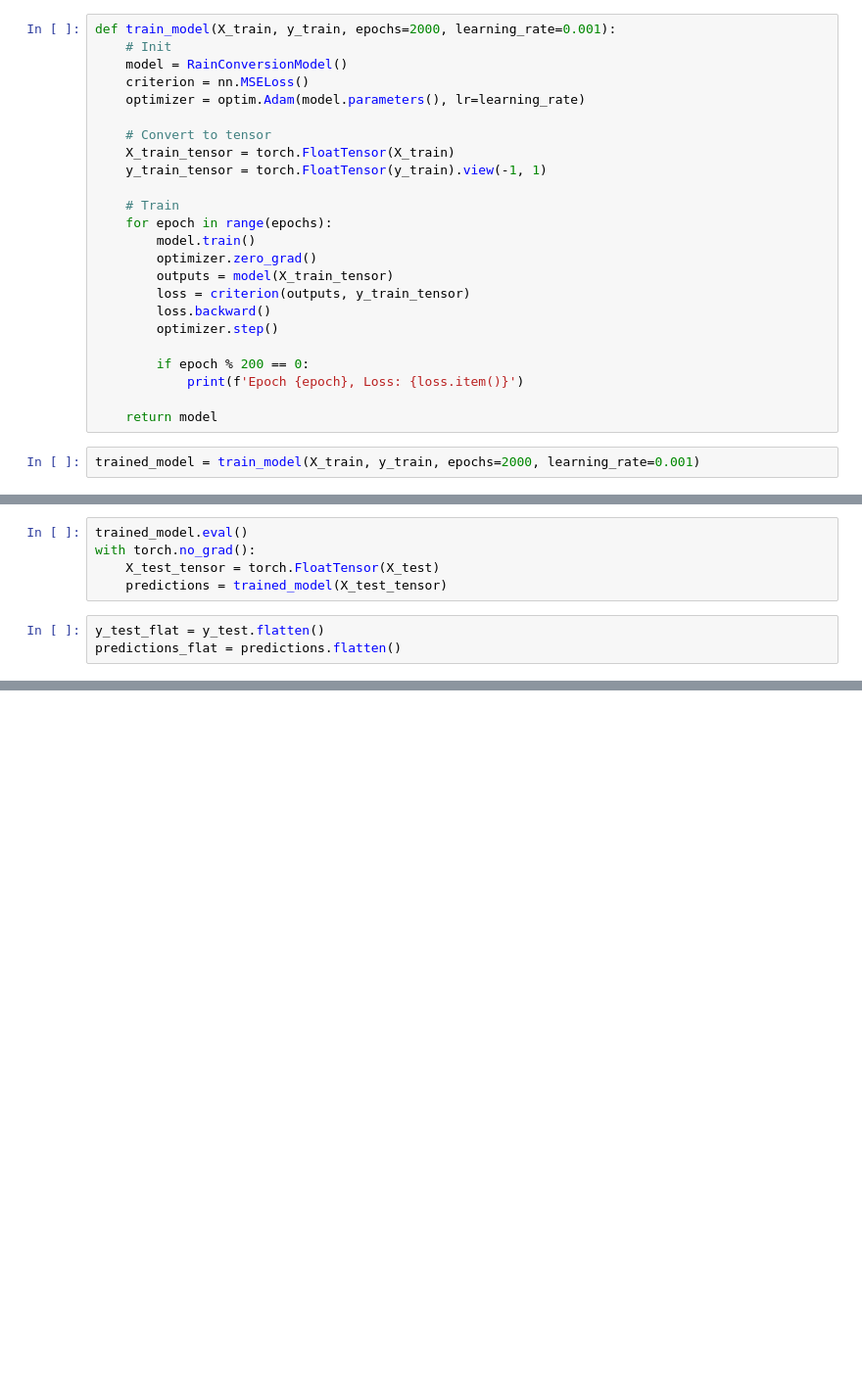
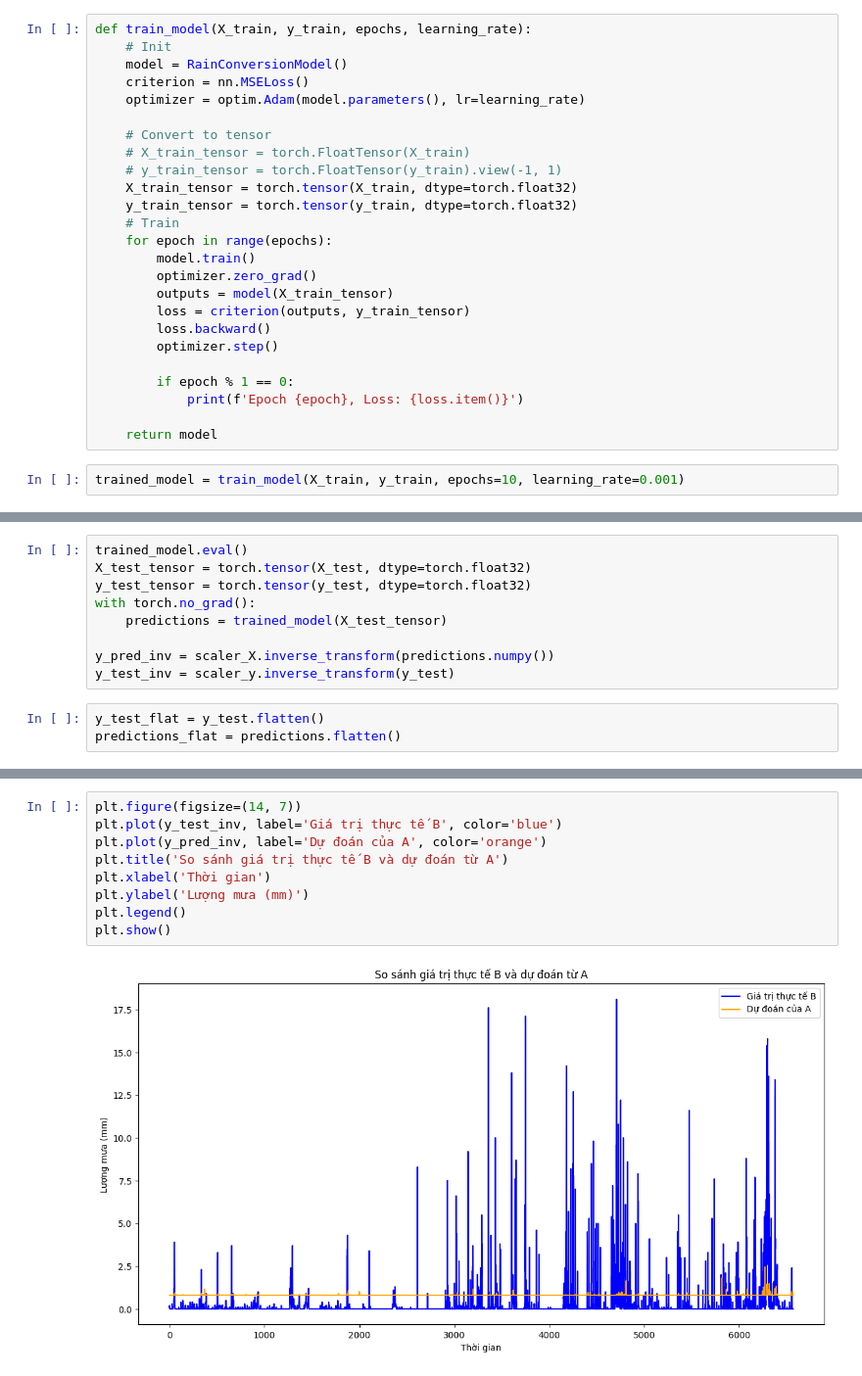
Before and after one commit to gkynajru/Rainfall-prediction, a Jupyter notebook: train_model/convert_meteo_2_vrain/convert_model.ipynb, the cells around one changed output, grey strips where cells are left out. Shown: that part at 98% size. Cells and saved outputs as stored; diff of their text form; blank space fills up the shorter version.

```diff
--- a/train_model/convert_meteo_2_vrain/convert_model.ipynb
+++ b/train_model/convert_meteo_2_vrain/convert_model.ipynb
@@ -31,14 +49,15 @@ class RainConversionModel(nn.Module):
 # %%
-def train_model(X_train, y_train, epochs=2000, learning_rate=0.001):
+def train_model(X_train, y_train, epochs, learning_rate):
     # Init
     model = RainConversionModel()
     criterion = nn.MSELoss()
     optimizer = optim.Adam(model.parameters(), lr=learning_rate)
 
     # Convert to tensor
-    X_train_tensor = torch.FloatTensor(X_train)
-    y_train_tensor = torch.FloatTensor(y_train).view(-1, 1)
-
+    # X_train_tensor = torch.FloatTensor(X_train)
+    # y_train_tensor = torch.FloatTensor(y_train).view(-1, 1)
+    X_train_tensor = torch.tensor(X_train, dtype=torch.float32)
+    y_train_tensor = torch.tensor(y_train, dtype=torch.float32)
     # Train
     for epoch in range(epochs):
         model.train()
@@ -48,10 +67,10 @@ def train_model(X_train, y_train, epochs=2000, learning_rate=0.001):
         loss.backward()
         optimizer.step()
 
-        if epoch % 200 == 0:
+        if epoch % 1 == 0:
             print(f'Epoch {epoch}, Loss: {loss.item()}')
 
     return model
 # %%
-trained_model = train_model(X_train, y_train, epochs=2000, learning_rate=0.001)
+trained_model = train_model(X_train, y_train, epochs=10, learning_rate=0.001)
 # %% [output]
@@ -68,8 +87,12 @@ Epoch 1800, Loss: 1.3149949312210083
-# %%
-trained_model.eval()
-with torch.no_grad():
-    X_test_tensor = torch.FloatTensor(X_test)
-    predictions = trained_model(X_test_tensor)
+# %%
+trained_model.eval()
+X_test_tensor = torch.tensor(X_test, dtype=torch.float32)
+y_test_tensor = torch.tensor(y_test, dtype=torch.float32)
+with torch.no_grad():
+    predictions = trained_model(X_test_tensor)
+
+y_pred_inv = scaler_X.inverse_transform(predictions.numpy())
+y_test_inv = scaler_y.inverse_transform(y_test)
 # %%
 y_test_flat = y_test.flatten()
 predictions_flat = predictions.flatten()
@@ -92,0 +99,11 @@ plt.show()
+# %%
+plt.figure(figsize=(14, 7))
+plt.plot(y_test_inv, label='Giá trị thực tế B', color='blue')
+plt.plot(y_pred_inv, label='Dự đoán của A', color='orange')
+plt.title('So sánh giá trị thực tế B và dự đoán từ A')
+plt.xlabel('Thời gian')
+plt.ylabel('Lượng mưa (mm)')
+plt.legend()
+plt.show()
+# %% [output]
+[figure, added]
```
Also changed, not shown: parts of 10 cells of this notebook.
